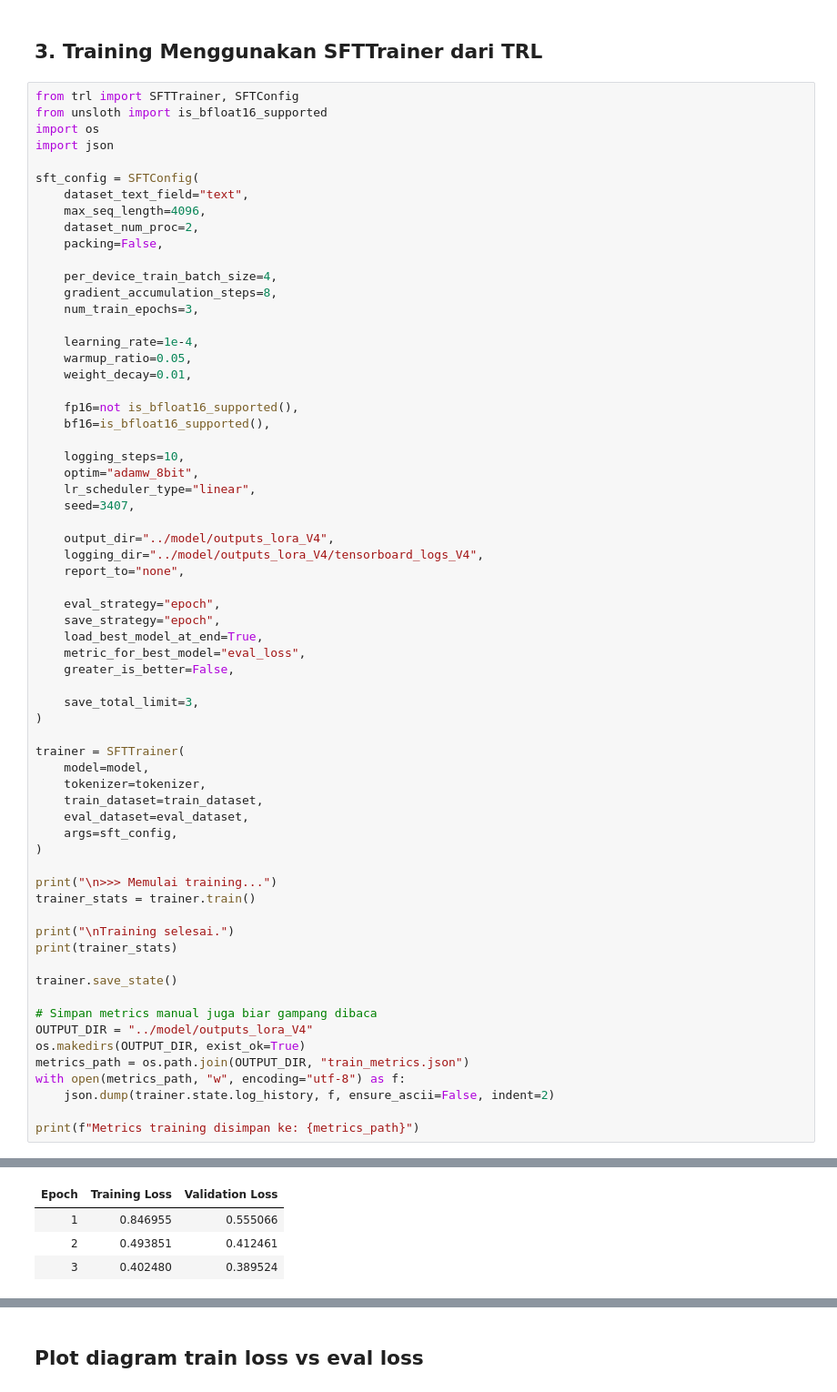
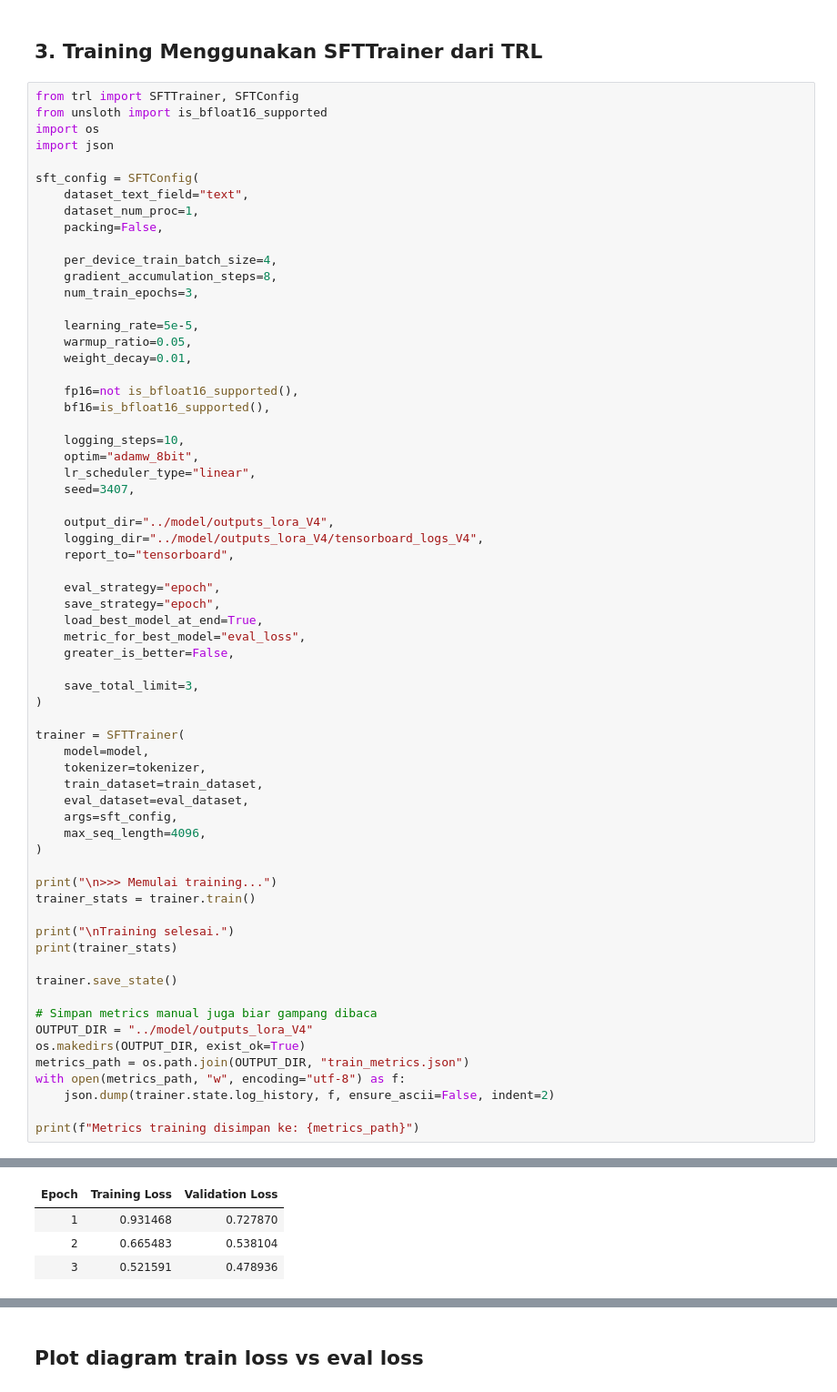
Before and after one commit to rivaelsagala/TA-finetune, a Jupyter notebook: notebooks/raft_finetune_unsloth_v4.ipynb, the cells around one changed output, grey strips where cells are left out. Shown at 91% size. Cells and saved outputs as stored; diff of their text form.

```diff
--- a/notebooks/raft_finetune_unsloth_v4.ipynb
+++ b/notebooks/raft_finetune_unsloth_v4.ipynb
@@ -388,15 +409,14 @@ import json
 
 sft_config = SFTConfig(
     dataset_text_field="text",
-    max_seq_length=4096,
-    dataset_num_proc=2,
+    dataset_num_proc=1,
     packing=False,
 
     per_device_train_batch_size=4,
     gradient_accumulation_steps=8,
     num_train_epochs=3,
 
-    learning_rate=1e-4,
+    learning_rate=5e-5,
     warmup_ratio=0.05,
     weight_decay=0.01,
 
@@ -410,7 +430,7 @@ sft_config = SFTConfig(
 
     output_dir="../model/outputs_lora_V4",
     logging_dir="../model/outputs_lora_V4/tensorboard_logs_V4",
-    report_to="none",
+    report_to="tensorboard",
 
     eval_strategy="epoch",
     save_strategy="epoch",
@@ -427,6 +447,7 @@ trainer = SFTTrainer(
     train_dataset=train_dataset,
     eval_dataset=eval_dataset,
     args=sft_config,
+    max_seq_length=4096,
 )
 
 print("\n>>> Memulai training...")
@@ -464,7 +485,7 @@ Unsloth: Double buffering enabled (parallel H2D + compute) for backward pass.
 | Epoch | Training Loss | Validation Loss |
-| 1 | 0.846955 | 0.555066 |
-| 2 | 0.493851 | 0.412461 |
-| 3 | 0.402480 | 0.389524 |
+| 1 | 0.931468 | 0.727870 |
+| 2 | 0.665483 | 0.538104 |
+| 3 | 0.521591 | 0.478936 |
 Unsloth: Restored added_tokens_decoder metadata in ../model/outputs_lora_V4/checkpoint-11/tokenizer_config.json.
 Unsloth: Restored added_tokens_decoder metadata in ../model/outputs_lora_V4/checkpoint-22/tokenizer_config.json.
 Unsloth: Restored added_tokens_decoder metadata in ../model/outputs_lora_V4/checkpoint-33/tokenizer_config.json.
```
Also changed, not shown: parts of 10 cells of this notebook, 5 other files.
